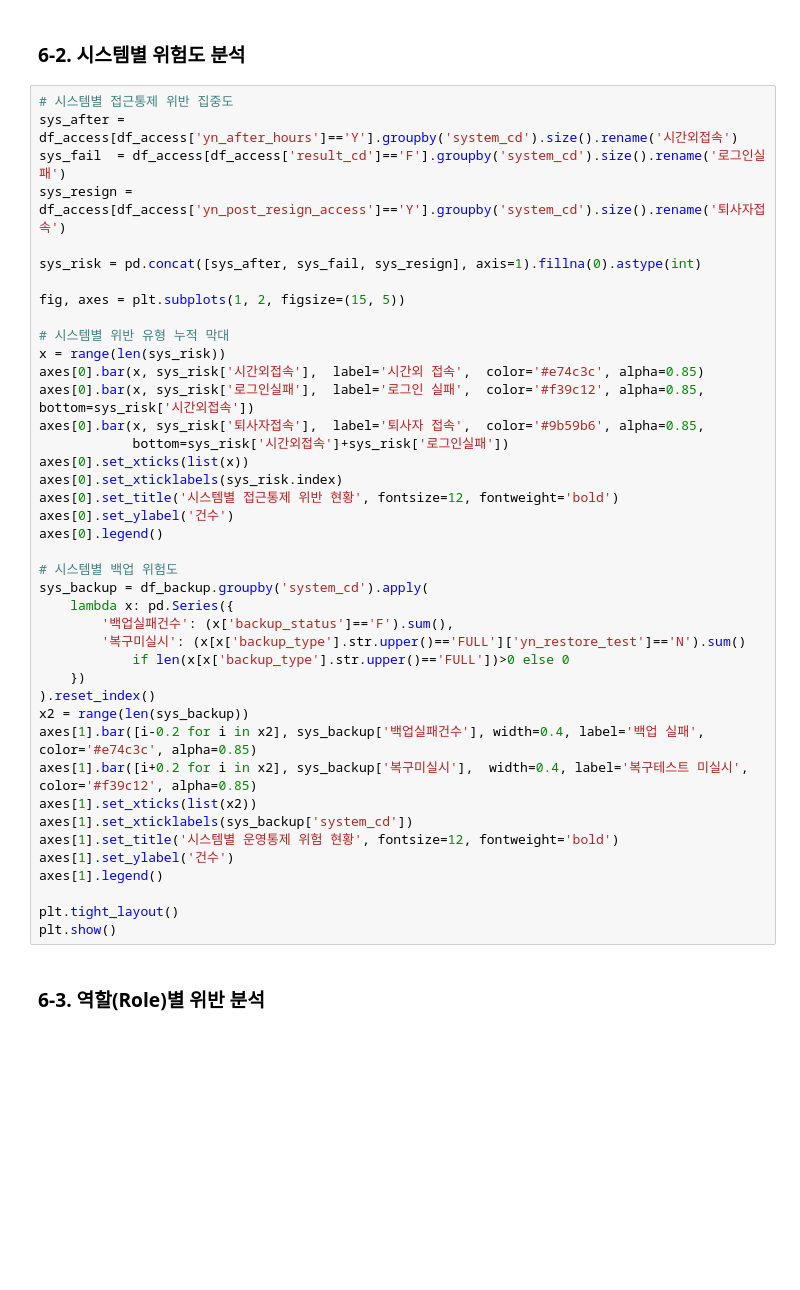
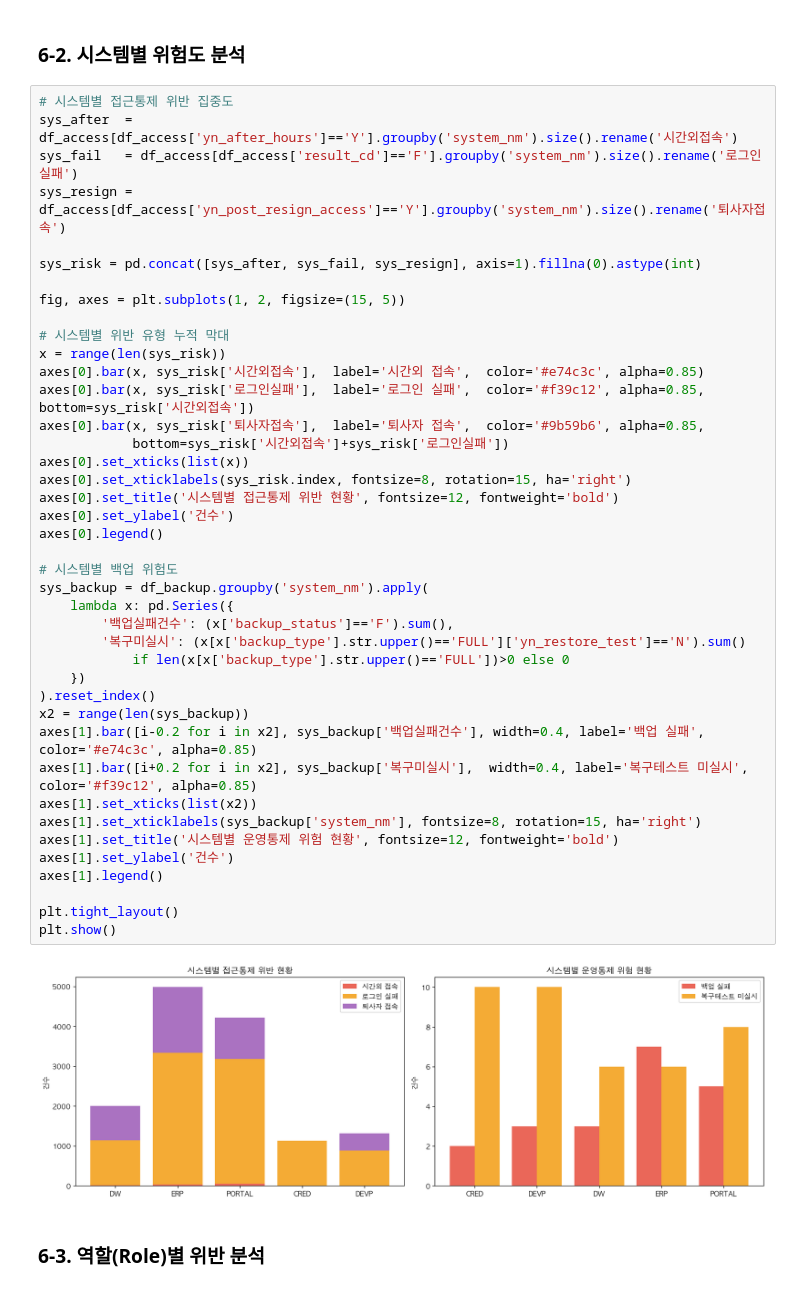
Before and after one commit to westyeon/it_audit_project, a Jupyter notebook: notebooks/analysis.ipynb, the cells around one changed output. Cells and saved outputs as stored; diff of their text form; blank space fills up the shorter version.

```diff
--- a/notebooks/analysis.ipynb
+++ b/notebooks/analysis.ipynb
@@ -326,45 +458,47 @@ print(dept_risk.to_string())
 ### 6-2. 시스템별 위험도 분석
 # %%
 # 시스템별 접근통제 위반 집중도
-sys_after = df_access[df_access['yn_after_hours']=='Y'].groupby('system_cd').size().rename('시간외접속')
-sys_fail  = df_access[df_access['result_cd']=='F'].groupby('system_cd').size().rename('로그인실패')
-sys_resign = df_access[df_access['yn_post_resign_access']=='Y'].groupby('system_cd').size().rename('퇴사자접속')
+sys_after  = df_access[df_access['yn_after_hours']=='Y'].groupby('system_nm').size().rename('시간외접속')
+sys_fail   = df_access[df_access['result_cd']=='F'].groupby('system_nm').size().rename('로그인실패')
+sys_resign = df_access[df_access['yn_post_resign_access']=='Y'].groupby('system_nm').size().rename('퇴사자접속')
 
 sys_risk = pd.concat([sys_after, sys_fail, sys_resign], axis=1).fillna(0).astype(int)
 
 fig, axes = plt.subplots(1, 2, figsize=(15, 5))
 
 # 시스템별 위반 유형 누적 막대
 x = range(len(sys_risk))
 axes[0].bar(x, sys_risk['시간외접속'],  label='시간외 접속',  color='#e74c3c', alpha=0.85)
 axes[0].bar(x, sys_risk['로그인실패'],  label='로그인 실패',  color='#f39c12', alpha=0.85, bottom=sys_risk['시간외접속'])
 axes[0].bar(x, sys_risk['퇴사자접속'],  label='퇴사자 접속',  color='#9b59b6', alpha=0.85,
             bottom=sys_risk['시간외접속']+sys_risk['로그인실패'])
 axes[0].set_xticks(list(x))
-axes[0].set_xticklabels(sys_risk.index)
+axes[0].set_xticklabels(sys_risk.index, fontsize=8, rotation=15, ha='right')
 axes[0].set_title('시스템별 접근통제 위반 현황', fontsize=12, fontweight='bold')
 axes[0].set_ylabel('건수')
 axes[0].legend()
 
 # 시스템별 백업 위험도
-sys_backup = df_backup.groupby('system_cd').apply(
+sys_backup = df_backup.groupby('system_nm').apply(
     lambda x: pd.Series({
         '백업실패건수': (x['backup_status']=='F').sum(),
         '복구미실시': (x[x['backup_type'].str.upper()=='FULL']['yn_restore_test']=='N').sum()
             if len(x[x['backup_type'].str.upper()=='FULL'])>0 else 0
     })
 ).reset_index()
 x2 = range(len(sys_backup))
 axes[1].bar([i-0.2 for i in x2], sys_backup['백업실패건수'], width=0.4, label='백업 실패', color='#e74c3c', alpha=0.85)
 axes[1].bar([i+0.2 for i in x2], sys_backup['복구미실시'],  width=0.4, label='복구테스트 미실시', color='#f39c12', alpha=0.85)
 axes[1].set_xticks(list(x2))
-axes[1].set_xticklabels(sys_backup['system_cd'])
+axes[1].set_xticklabels(sys_backup['system_nm'], fontsize=8, rotation=15, ha='right')
 axes[1].set_title('시스템별 운영통제 위험 현황', fontsize=12, fontweight='bold')
 axes[1].set_ylabel('건수')
 axes[1].legend()
 
 plt.tight_layout()
 plt.show()
+# %% [output]
+[figure, added]
 # %% [markdown]
 ### 6-3. 역할(Role)별 위반 분석
 # %%
```
Also changed, not shown: parts of 18 cells of this notebook.
